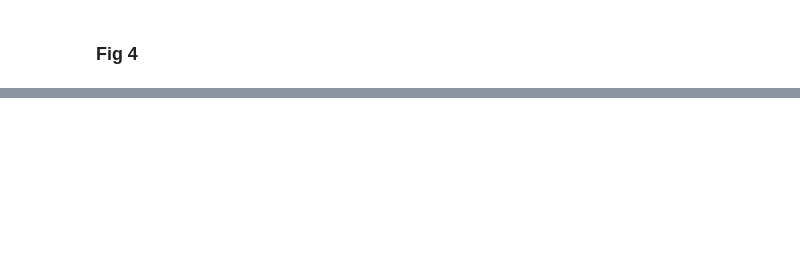
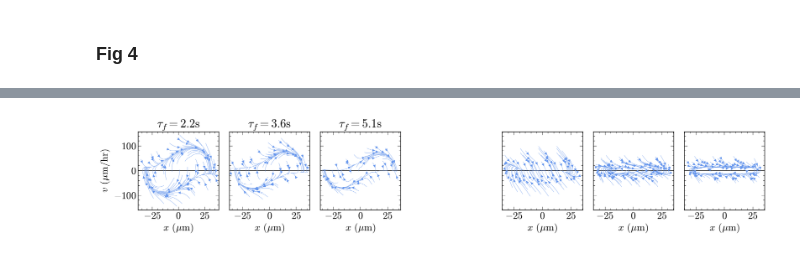
Before and after one commit to pedromzadeh/hopper, a Jupyter notebook: processing/streams.ipynb, the cells around one changed output, grey strips where cells are left out. Saved outputs shown, nothing was run; the diff lists cells and outputs as text; code cells hidden in the pictures; blank space fills up the shorter version.

```diff
--- a/processing/streams.ipynb
+++ b/processing/streams.ipynb
@@ -341,34 +441,36 @@ fig.savefig("paper_plots/varying_sigma_streams.pdf")
 # %%
 nrows, ncols = 1, 7
 fig, axs = plt.subplots(nrows, ncols, figsize=(2.5 * ncols, 3.5 * nrows), sharey=True)
-nskip = 7
 
 gids = [10, 145, 120, 10, 26, 146, 121]
 titles = [
     r"$\tau_{f}=2.2\mathrm{s}$",
     r"$\tau_{f}=3.6\mathrm{s}$",
     r"$\tau_{f}=5.1\mathrm{s}$",
     "",
     "",
     "",
     "",
 ]
 
 # streams
 [
-    streamplot(ax, *process_gid(gid), title=title, n_skip=nskip, zero_line=True, **kwargs)
+    streamplot(
+        ax, *process_gid(gid), title=title, n_skip=nskip, zero_line=True, **kwargs
+    )
     for ax, gid, title in zip(axs, gids, titles)
 ]
 
 # heatmaps
 # [
 #     heatmap(ax, *process_gid(gid), xlabel=True, ylabel=True)
 #     for ax, gid, _ in zip(axs, gids, titles)
 # ]
 
 [axs[k].set_ylabel("") for k in range(1, ncols)]
-# [axs[k].tick_params(labelleft=False) for k in range(1, ncols - 2)]
 axs[3].remove()
 
 plt.tight_layout()
 fig.savefig("paper_plots/varying_tauf_streams.pdf")
+# %% [output]
+[figure, added]
```
Also changed, not shown: parts of 18 cells of this notebook, 4 other files.
